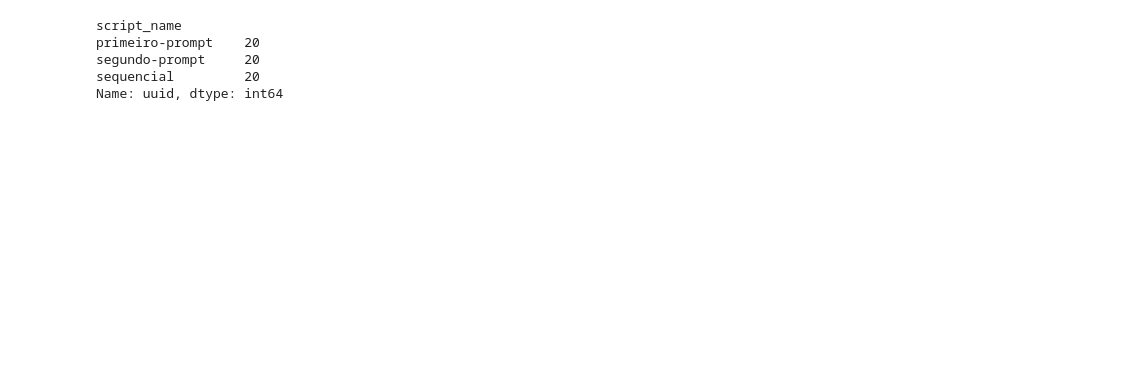
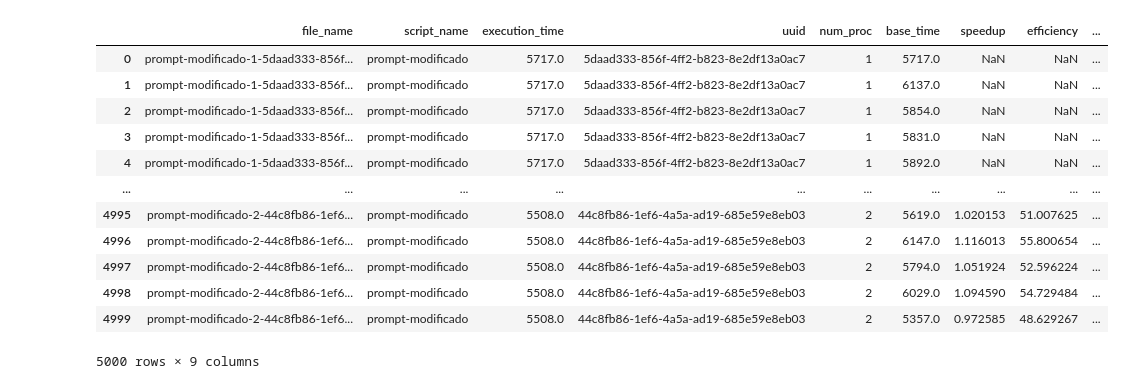
Before and after one commit to MarinaPiragibe/laboratorio-paralela-mpi, a Jupyter notebook: note.ipynb, the cells around one changed output. Cells and saved outputs as stored; diff of their text form; code cells hidden in the pictures; blank space fills up the shorter version.

```diff
--- a/note.ipynb
+++ b/note.ipynb
@@ -140,12 +140,19 @@ Root: runs/, Files: ['segundo-prompt-2-86399694-f893-4451-a06e-db5d4c54a3af.txt'
-# %%
-summary = df.groupby('script_name')['uuid'].nunique()
-summary
-# %% [output]
-script_name
-primeiro-prompt    20
-segundo-prompt     20
-sequencial         20
-Name: uuid, dtype: int64
+# %%
+df
+# %% [output]
+|  | file_name | script_name | execution_time | uuid | num_proc | base_time | speedup | efficiency | ... |
+| 0 | prompt-modificado-1-5daad333-856f... | prompt-modificado | 5717.0 | 5daad333-856f-4ff2-b823-8e2df13a0ac7 | 1 | 5717.0 | NaN | NaN | ... |
+| 1 | prompt-modificado-1-5daad333-856f... | prompt-modificado | 5717.0 | 5daad333-856f-4ff2-b823-8e2df13a0ac7 | 1 | 6137.0 | NaN | NaN | ... |
+| 2 | prompt-modificado-1-5daad333-856f... | prompt-modificado | 5717.0 | 5daad333-856f-4ff2-b823-8e2df13a0ac7 | 1 | 5854.0 | NaN | NaN | ... |
+| 3 | prompt-modificado-1-5daad333-856f... | prompt-modificado | 5717.0 | 5daad333-856f-4ff2-b823-8e2df13a0ac7 | 1 | 5831.0 | NaN | NaN | ... |
+| 4 | prompt-modificado-1-5daad333-856f... | prompt-modificado | 5717.0 | 5daad333-856f-4ff2-b823-8e2df13a0ac7 | 1 | 5892.0 | NaN | NaN | ... |
+| ... | ... | ... | ... | ... | ... | ... | ... | ... | ... |
+| 4995 | prompt-modificado-2-44c8fb86-1ef6... | prompt-modificado | 5508.0 | 44c8fb86-1ef6-4a5a-ad19-685e59e8eb03 | 2 | 5619.0 | 1.020153 | 51.007625 | ... |
+| 4996 | prompt-modificado-2-44c8fb86-1ef6... | prompt-modificado | 5508.0 | 44c8fb86-1ef6-4a5a-ad19-685e59e8eb03 | 2 | 6147.0 | 1.116013 | 55.800654 | ... |
+| 4997 | prompt-modificado-2-44c8fb86-1ef6... | prompt-modificado | 5508.0 | 44c8fb86-1ef6-4a5a-ad19-685e59e8eb03 | 2 | 5794.0 | 1.051924 | 52.596224 | ... |
+| 4998 | prompt-modificado-2-44c8fb86-1ef6... | prompt-modificado | 5508.0 | 44c8fb86-1ef6-4a5a-ad19-685e59e8eb03 | 2 | 6029.0 | 1.094590 | 54.729484 | ... |
+| 4999 | prompt-modificado-2-44c8fb86-1ef6... | prompt-modificado | 5508.0 | 44c8fb86-1ef6-4a5a-ad19-685e59e8eb03 | 2 | 5357.0 | 0.972585 | 48.629267 | ... |
+5000 rows × 9 columns
 # %%
 plt.figure(figsize=(12, 6))
 sns.lineplot(data=df, x="num_proc", y="execution_time", hue="script_name", marker="o")
```
Also changed, not shown: parts of 5 cells of this notebook, 6 other files.
